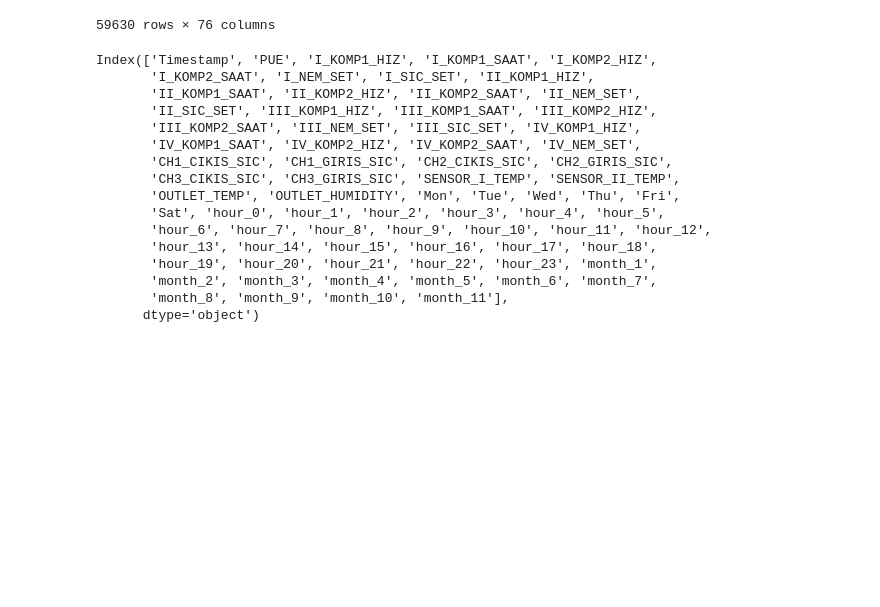
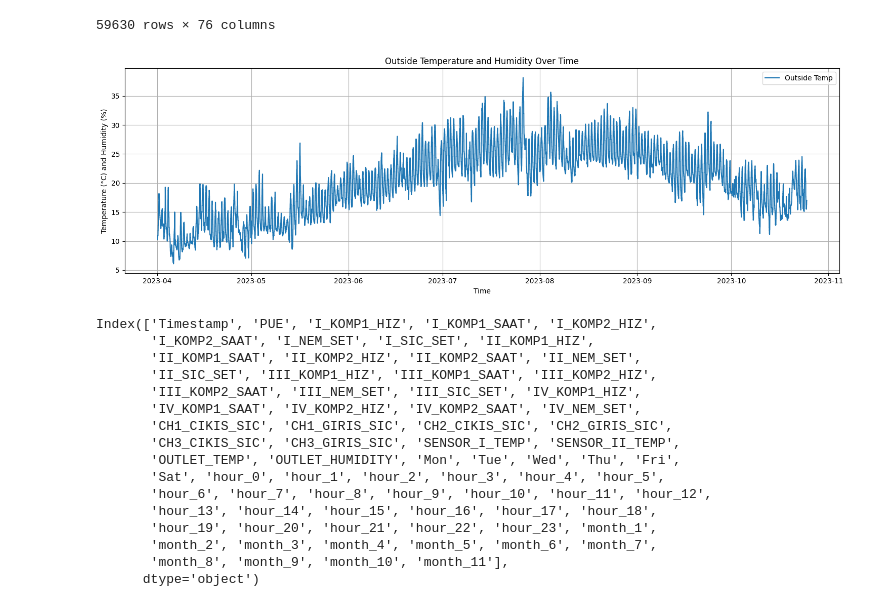
Before and after one commit to boraaktas/INDR491, a Jupyter notebook: jupyter/KS10_PREDICTION.ipynb, the cells around one changed output. Cells and saved outputs as stored; diff of their text form; code cells hidden in the pictures; blank space fills up the shorter version.

Commit message:
temperature final version

```diff
--- a/jupyter/KS10_PREDICTION.ipynb
+++ b/jupyter/KS10_PREDICTION.ipynb
@@ -35,6 +35,20 @@ FINAL_DF
 | 59628 | 2023-10-25 01:00:00 | 1.590126 | 0.000000 | 13761.0 | 0.0 | 3.0 | 45.0 | 22.0 | ... |
 | 59629 | 2023-10-25 01:05:00 | 1.773319 | 55.700001 | 13761.0 | 0.0 | 3.0 | 45.0 | 22.0 | ... |
 59630 rows × 76 columns
+# %%
+# plot weather data
+plt.figure(figsize=(15, 5))
+plt.plot(FINAL_DF['Timestamp'], FINAL_DF['OUTLET_TEMP'], label='Outside Temp')
+plt.title('Outside Temperature and Humidity Over Time')
+plt.xlabel('Time')
+plt.ylabel('Temperature (°C) and Humidity (%)')
+plt.grid()
+plt.legend()
+
+plt.tight_layout()
+plt.show()
+# %% [output]
+[figure, added]
 # %%
 FINAL_DF.columns
 # %% [output]
```
Also changed, not shown: parts of 3 cells of this notebook, 1 other file.
